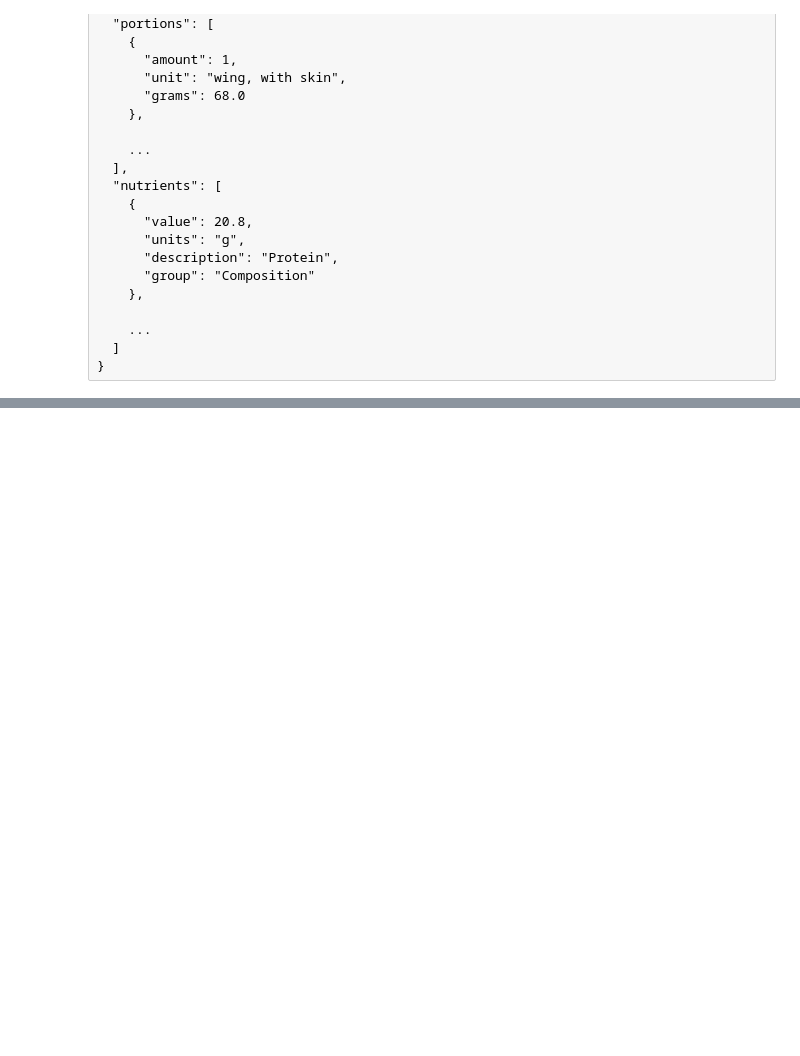
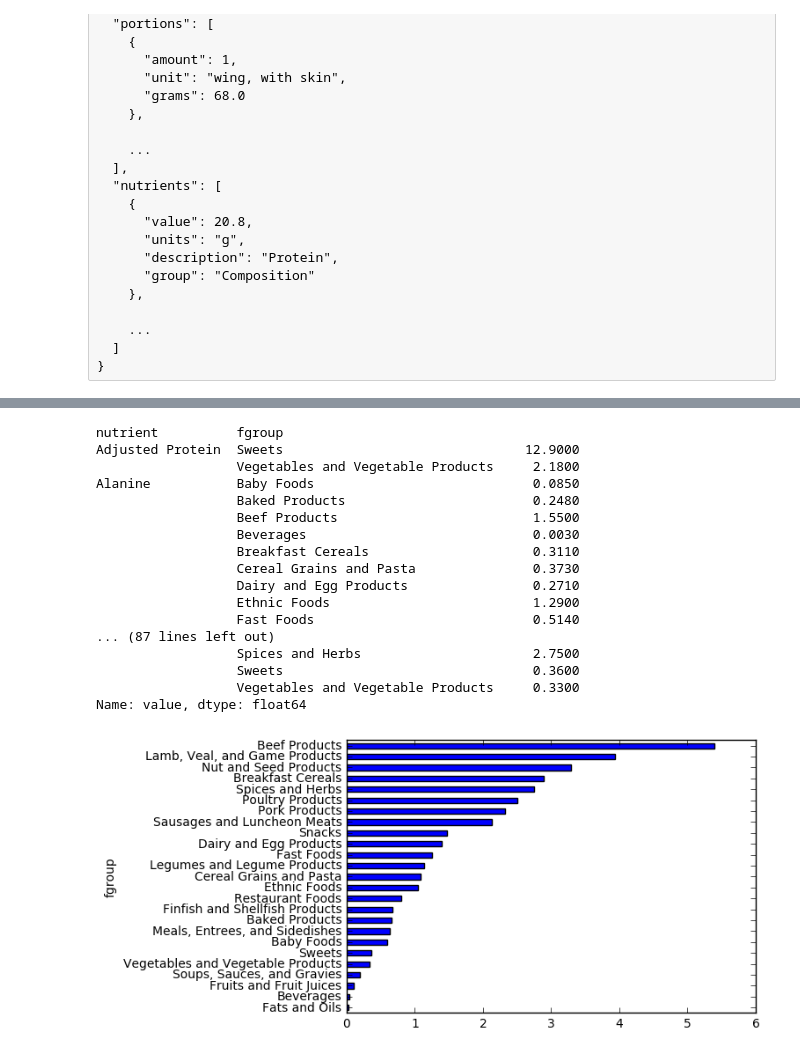
Before and after one commit to sanjiely/pydata-book, a Jupyter notebook: test-ch07.ipynb, the cells around one changed output, grey strips where cells are left out. Drawn from its saved outputs; the diff is of its cells as text; code cells hidden in the pictures; blank space fills up the shorter version.

```diff
--- a/test-ch07.ipynb
+++ b/test-ch07.ipynb
@@ -1316,6 +1714,26 @@ ndata.ix[30000]
 # %%
 result = ndata.groupby(['nutrient', 'fgroup'])['value'].quantile(0.5)
 result['Zinc, Zn'].order().plot(kind='barh')
+result
+# %% [output]
+nutrient          fgroup
+Adjusted Protein  Sweets                               12.9000
+                  Vegetables and Vegetable Products     2.1800
+Alanine           Baby Foods                            0.0850
+                  Baked Products                        0.2480
+                  Beef Products                         1.5500
+                  Beverages                             0.0030
+                  Breakfast Cereals                     0.3110
+                  Cereal Grains and Pasta               0.3730
+                  Dairy and Egg Products                0.2710
+                  Ethnic Foods                          1.2900
+                  Fast Foods                            0.5140
+... (87 lines left out)
+                  Spices and Herbs                      2.7500
+                  Sweets                                0.3600
+                  Vegetables and Vegetable Products     0.3300
+Name: value, dtype: float64
+[figure, added]
 # %%
 by_nutrient = ndata.groupby(['nutgroup', 'nutrient'])
 
```
Also changed, not shown: parts of 62 cells of this notebook.
